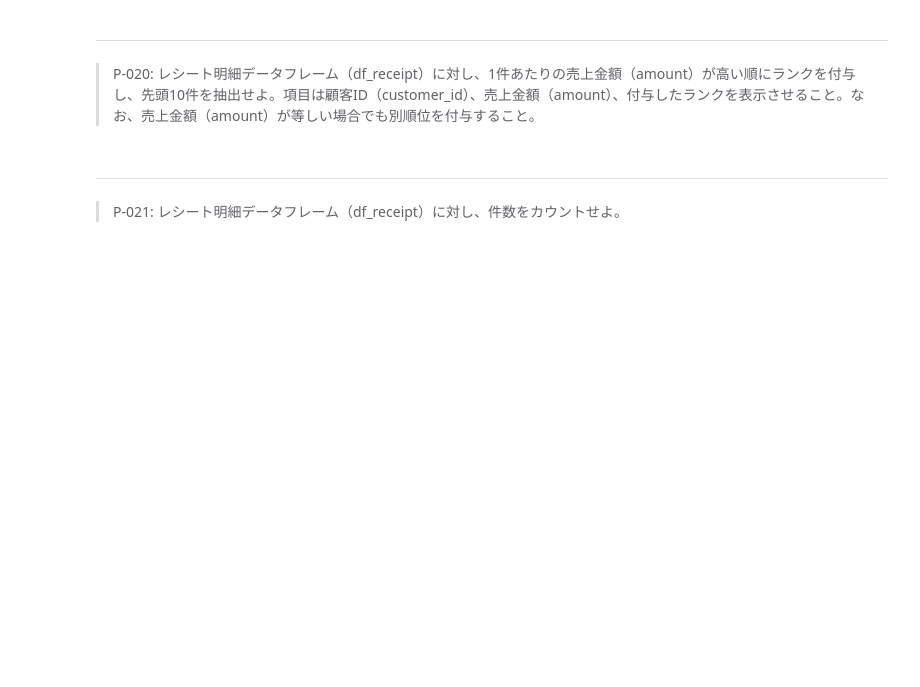
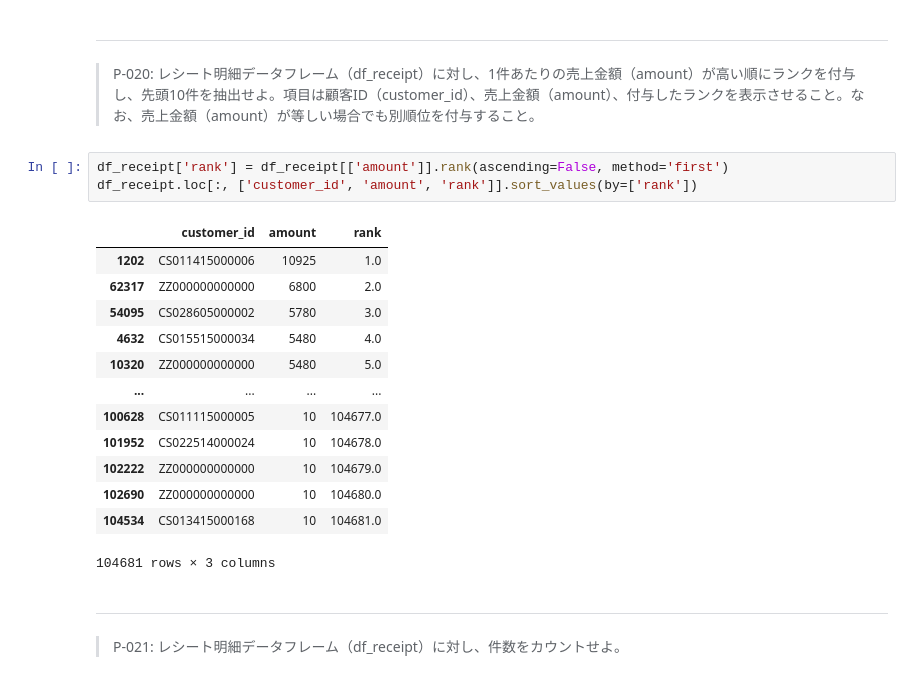
Before and after one commit to mryoshio/100knocks-preprocess, a Jupyter notebook: docker/work/preprocess_knock_Python.ipynb, the cells around one changed output. Cells and saved outputs as stored; diff of their text form; blank space fills up the shorter version.

```diff
--- a/docker/work/preprocess_knock_Python.ipynb
+++ b/docker/work/preprocess_knock_Python.ipynb
@@ -381,6 +381,23 @@ df_receipt.loc[:, ['customer_id', 'amount', 'rank']].sort_values(by=['rank'])
 # %% [markdown]
 ---
 > P-020: レシート明細データフレーム（df_receipt）に対し、1件あたりの売上金額（amount）が高い順にランクを付与し、先頭10件を抽出せよ。項目は顧客ID（customer_id）、売上金額（amount）、付与したランクを表示させること。なお、売上金額（amount）が等しい場合でも別順位を付与すること。
+# %%
+df_receipt['rank'] = df_receipt[['amount']].rank(ascending=False, method='first')
+df_receipt.loc[:, ['customer_id', 'amount', 'rank']].sort_values(by=['rank'])
+# %% [output]
+|  | customer_id | amount | rank |
+| 1202 | CS011415000006 | 10925 | 1.0 |
+| 62317 | ZZ000000000000 | 6800 | 2.0 |
+| 54095 | CS028605000002 | 5780 | 3.0 |
+| 4632 | CS015515000034 | 5480 | 4.0 |
+| 10320 | ZZ000000000000 | 5480 | 5.0 |
+| ... | ... | ... | ... |
+| 100628 | CS011115000005 | 10 | 104677.0 |
+| 101952 | CS022514000024 | 10 | 104678.0 |
+| 102222 | ZZ000000000000 | 10 | 104679.0 |
+| 102690 | ZZ000000000000 | 10 | 104680.0 |
+| 104534 | CS013415000168 | 10 | 104681.0 |
+104681 rows × 3 columns
 # %% [markdown]
 ---
 > P-021: レシート明細データフレーム（df_receipt）に対し、件数をカウントせよ。
```
Also changed, not shown: parts of 15 cells of this notebook.
